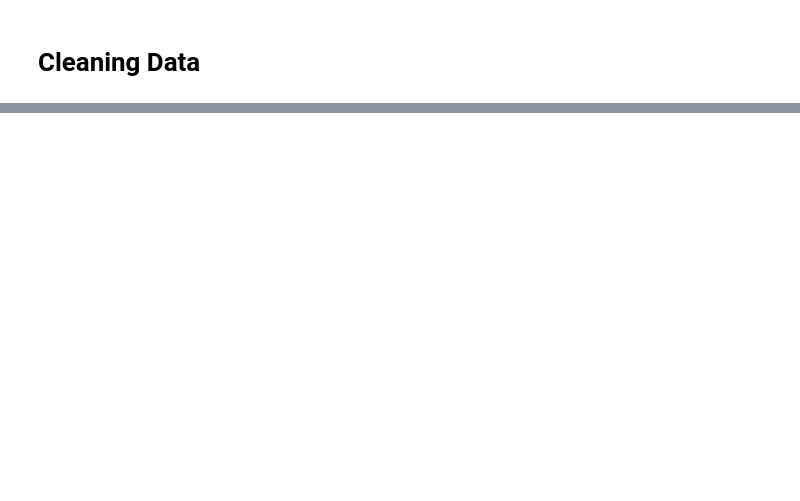
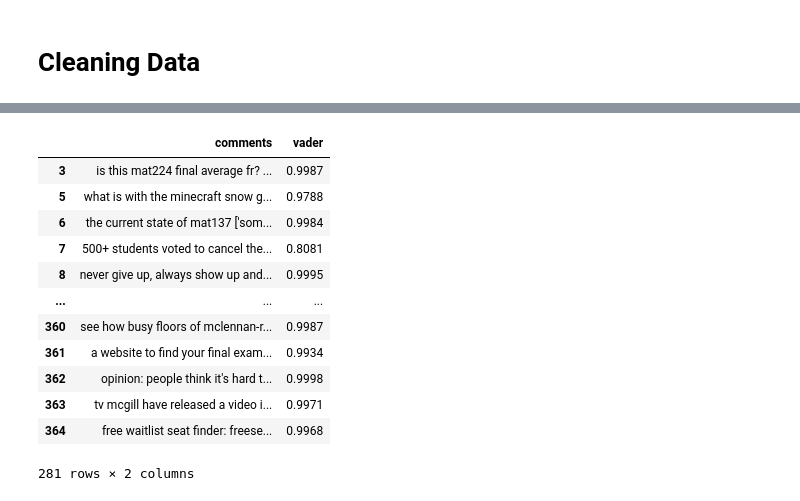
Before and after one commit to grace-ylin/uni-sentiment-analysis, a Jupyter notebook: data-collection/flairs.ipynb, the cells around one changed output, grey strips where cells are left out. Cells and saved outputs as stored; diff of their text form; code cells hidden in the pictures; blank space fills up the shorter version.

```diff
--- a/data-collection/flairs.ipynb
+++ b/data-collection/flairs.ipynb
@@ -231,0 +292,18 @@ display_topics(model, tf_feature_names, no_top_words)
+# %%
+# See what comments are rated negative from VADER
+pd.set_option('display.max_colwidth', 1000)
+vader_df[vader_df['vader'] > 0]
+# %% [output]
+|  | comments | vader |
+| 3 | is this mat224 final average fr? ... | 0.9987 |
+| 5 | what is with the minecraft snow g... | 0.9788 |
+| 6 | the current state of mat137 ['som... | 0.9984 |
+| 7 | 500+ students voted to cancel the... | 0.8081 |
+| 8 | never give up, always show up and... | 0.9995 |
+| ... | ... | ... |
+| 360 | see how busy floors of mclennan-r... | 0.9987 |
+| 361 | a website to find your final exam... | 0.9934 |
+| 362 | opinion: people think it's hard t... | 0.9998 |
+| 363 | tv mcgill have released a video i... | 0.9971 |
+| 364 | free waitlist seat finder: freese... | 0.9968 |
+281 rows × 2 columns
```
Also changed, not shown: parts of 21 cells of this notebook.
